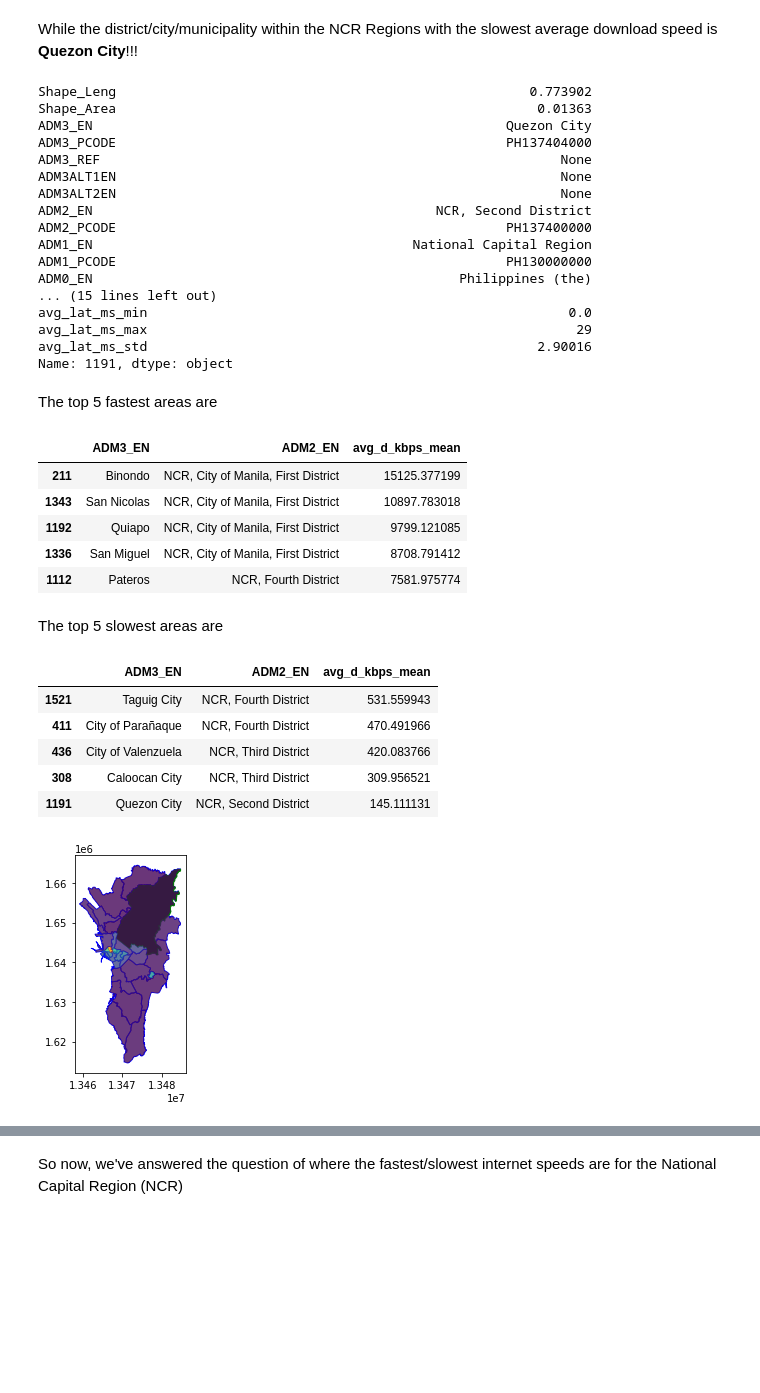
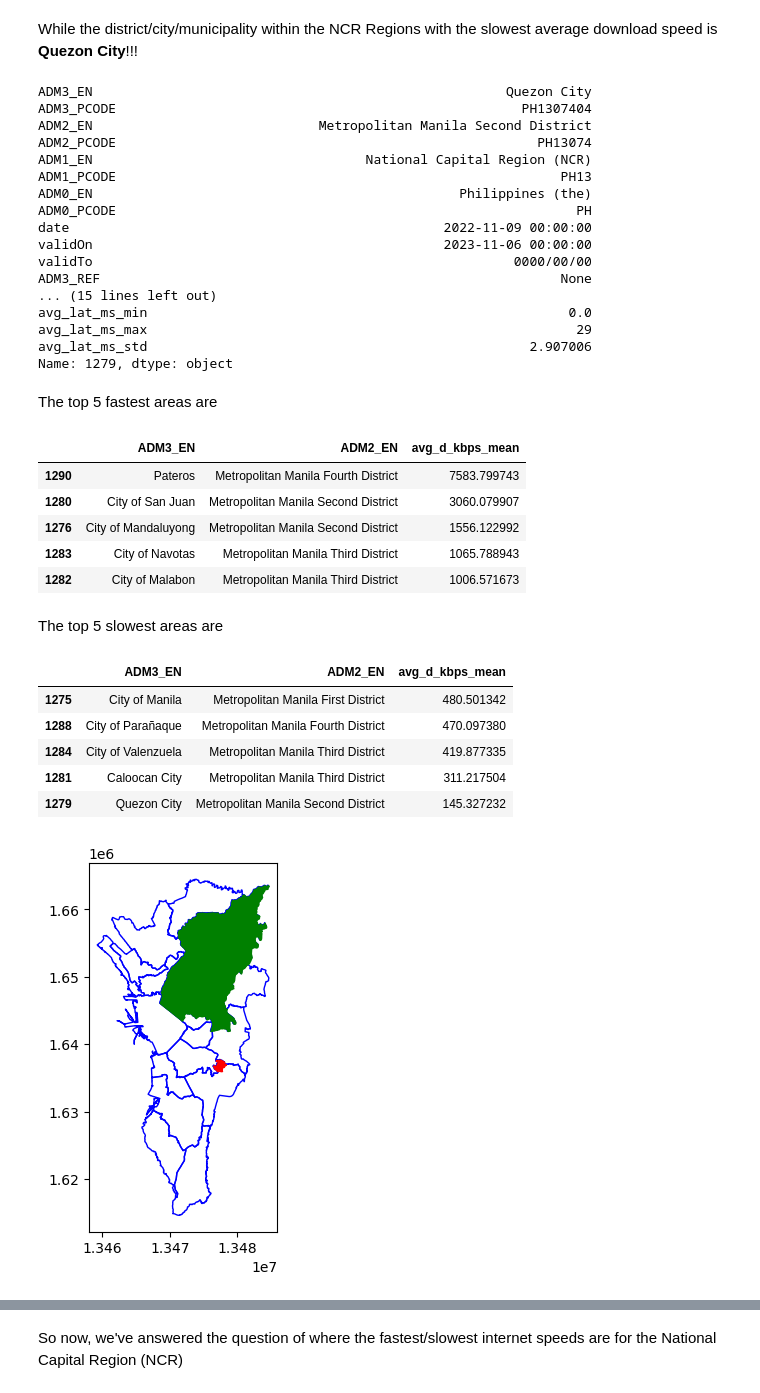
Before and after one commit to thinkingmachines/geowrangler, a Jupyter notebook: notebooks/overview.usecase_ookla.ipynb, the cells around one changed output, grey strips where cells are left out. Saved outputs shown, nothing was run; the diff lists cells and outputs as text; code cells hidden in the pictures; blank space fills up the shorter version.

Commit message:
update overview.usecase_ookla.ipynb with updated humdata ph admin bounds

```diff
--- a/notebooks/overview.usecase_ookla.ipynb
+++ b/notebooks/overview.usecase_ookla.ipynb
@@ -84,7 +84,7 @@ Setting the region filter to `None` will compute the zonal stats for the whole P
 Set the **REGION_FILTER** to your Region (or `None` for the whole Philippines).
 # %%
 # REGION_FILTER = None  # All regions
-REGION_FILTER = "National Capital Region"  # limit to 1 to speed up processing
+REGION_FILTER = "National Capital Region (NCR)"  # limit to 1 to speed up processin
 # %% [markdown]
 Download the geodataset containing the admin areas of your country.
 
@@ -109,5 +109,5 @@ Wall time: 123 ms
 # %%
-main_file = "phl_admbnda_adm3_psa_namria_20200529"
-phl_admin3_shp = f"../data/{phl_admin3_file}/{main_file}.shp"
+main_file = "phl_admbnda_adm3_psa_namria_20231106"
+phl_admin3_shp = f"../data/{phl_admin_file}/{main_file}.shp"
 # %%
 %%time
@@ -628,53 +652,52 @@ While the district/city/municipality within the NCR Regions with the slowest ave
 # %%
 fastest_mean_download.iloc[-1]
 # %% [output]
-Shape_Leng                                                     0.773902
-Shape_Area                                                      0.01363
 ADM3_EN                                                     Quezon City
-ADM3_PCODE                                                  PH137404000
+ADM3_PCODE                                                    PH1307404
+ADM2_EN                             Metropolitan Manila Second District
+ADM2_PCODE                                                      PH13074
+ADM1_EN                                   National Capital Region (NCR)
+ADM1_PCODE                                                         PH13
+ADM0_EN                                               Philippines (the)
+ADM0_PCODE                                                           PH
+date                                                2022-11-09 00:00:00
+validOn                                             2023-11-06 00:00:00
+validTo                                                      0000/00/00
 ADM3_REF                                                           None
-ADM3ALT1EN                                                         None
-ADM3ALT2EN                                                         None
-ADM2_EN                                            NCR, Second District
-ADM2_PCODE                                                  PH137400000
-ADM1_EN                                         National Capital Region
-ADM1_PCODE                                                  PH130000000
-ADM0_EN                                               Philippines (the)
 ... (15 lines left out)
 avg_lat_ms_min                                                      0.0
 avg_lat_ms_max                                                       29
-avg_lat_ms_std                                                  2.90016
-Name: 1191, dtype: object
+avg_lat_ms_std                                                 2.907006
+Name: 1279, dtype: object
 # %% [markdown]
 The top 5 fastest areas are
 # %%
 fastest_mean_download[["ADM3_EN", "ADM2_EN", "avg_d_kbps_mean"]].head()
 # %% [output]
 |  | ADM3_EN | ADM2_EN | avg_d_kbps_mean |
-| 211 | Binondo | NCR, City of Manila, First District | 15125.377199 |
-| 1343 | San Nicolas | NCR, City of Manila, First District | 10897.783018 |
-| 1192 | Quiapo | NCR, City of Manila, First District | 9799.121085 |
-| 1336 | San Miguel | NCR, City of Manila, First District | 8708.791412 |
-| 1112 | Pateros | NCR, Fourth District | 7581.975774 |
+| 1290 | Pateros | Metropolitan Manila Fourth District | 7583.799743 |
+| 1280 | City of San Juan | Metropolitan Manila Second District | 3060.079907 |
+| 1276 | City of Mandaluyong | Metropolitan Manila Second District | 1556.122992 |
+| 1283 | City of Navotas | Metropolitan Manila Third District | 1065.788943 |
+| 1282 | City of Malabon | Metropolitan Manila Third District | 1006.571673 |
 # %% [markdown]
 The top 5 slowest areas are
 # %%
 fastest_mean_download[["ADM3_EN", "ADM2_EN", "avg_d_kbps_mean"]].tail()
 # %% [output]
 |  | ADM3_EN | ADM2_EN | avg_d_kbps_mean |
-| 1521 | Taguig City | NCR, Fourth District | 531.559943 |
-| 411 | City of Parañaque | NCR, Fourth District | 470.491966 |
-| 436 | City of Valenzuela | NCR, Third District | 420.083766 |
-| 308 | Caloocan City | NCR, Third District | 309.956521 |
-| 1191 | Quezon City | NCR, Second District | 145.111131 |
+| 1275 | City of Manila | Metropolitan Manila First District | 480.501342 |
+| 1288 | City of Parañaque | Metropolitan Manila Fourth District | 470.097380 |
+| 1284 | City of Valenzuela | Metropolitan Manila Third District | 419.877335 |
+| 1281 | Caloocan City | Metropolitan Manila Third District | 311.217504 |
+| 1279 | Quezon City | Metropolitan Manila Second District | 145.327232 |
 # %%
 ax = plt.axes()
 ax = fastest_mean_download.plot(ax=ax, facecolor="none", edgecolor="blue")
 ax = fastest_mean_download.iloc[:1].plot(ax=ax, facecolor="red", edgecolor="red")
-ax = fastest_mean_download.iloc[29:].plot(ax=ax, facecolor="green", edgecolor="green")
-ax = fastest_mean_download.plot(ax=ax, column="avg_d_kbps_mean", alpha=0.8)
+ax = fastest_mean_download.iloc[-1:].plot(ax=ax, facecolor="green", edgecolor="green")
 # %% [output]
-[figure, old version]
+[figure, new version]
 # %% [markdown]
 ![fastest fixed ookla by adm3](images/fastest-fixed-ookla-by-adm3.png)
 # %%
```
Also changed, not shown: parts of 46 cells of this notebook, 2 other files.
